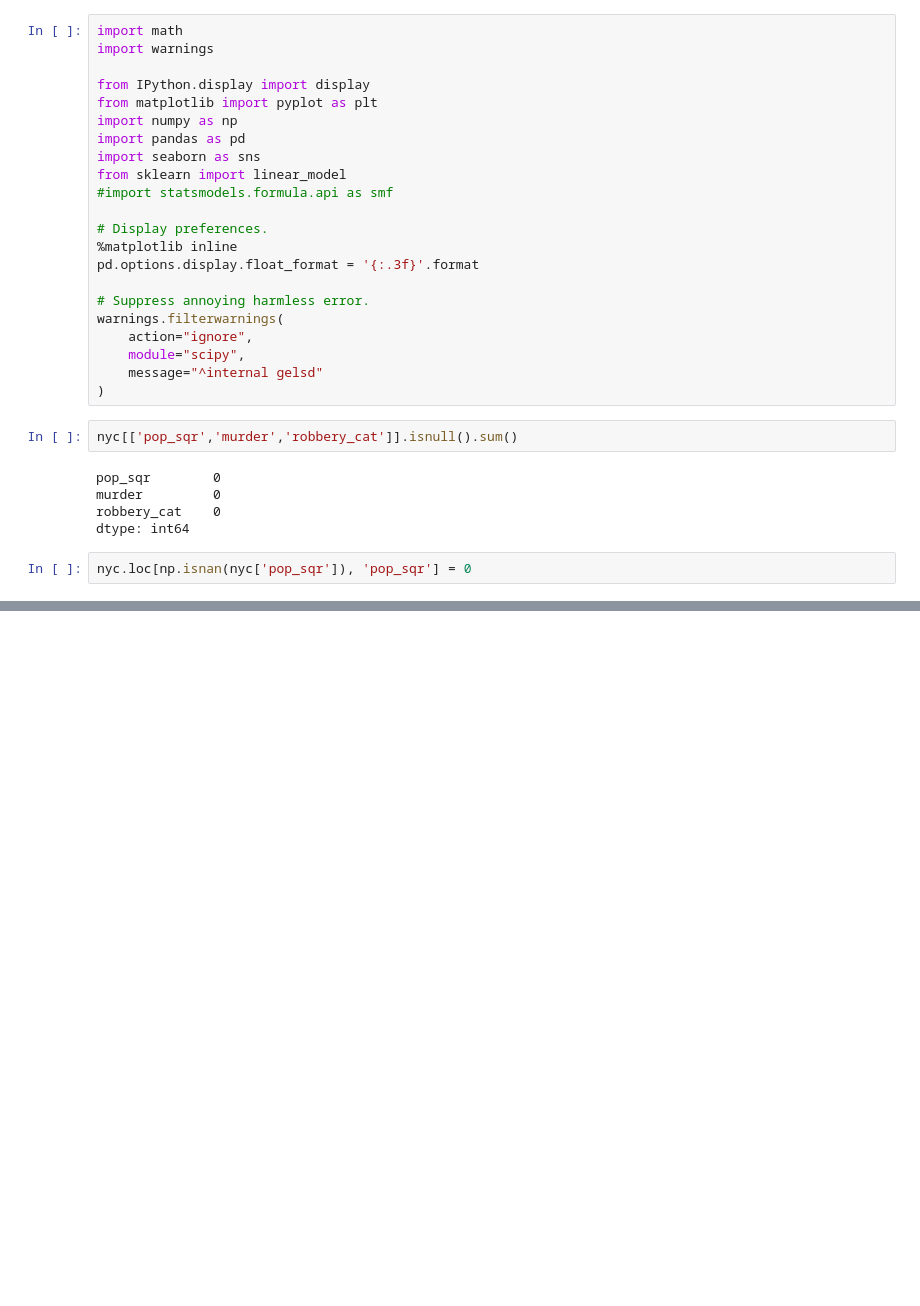
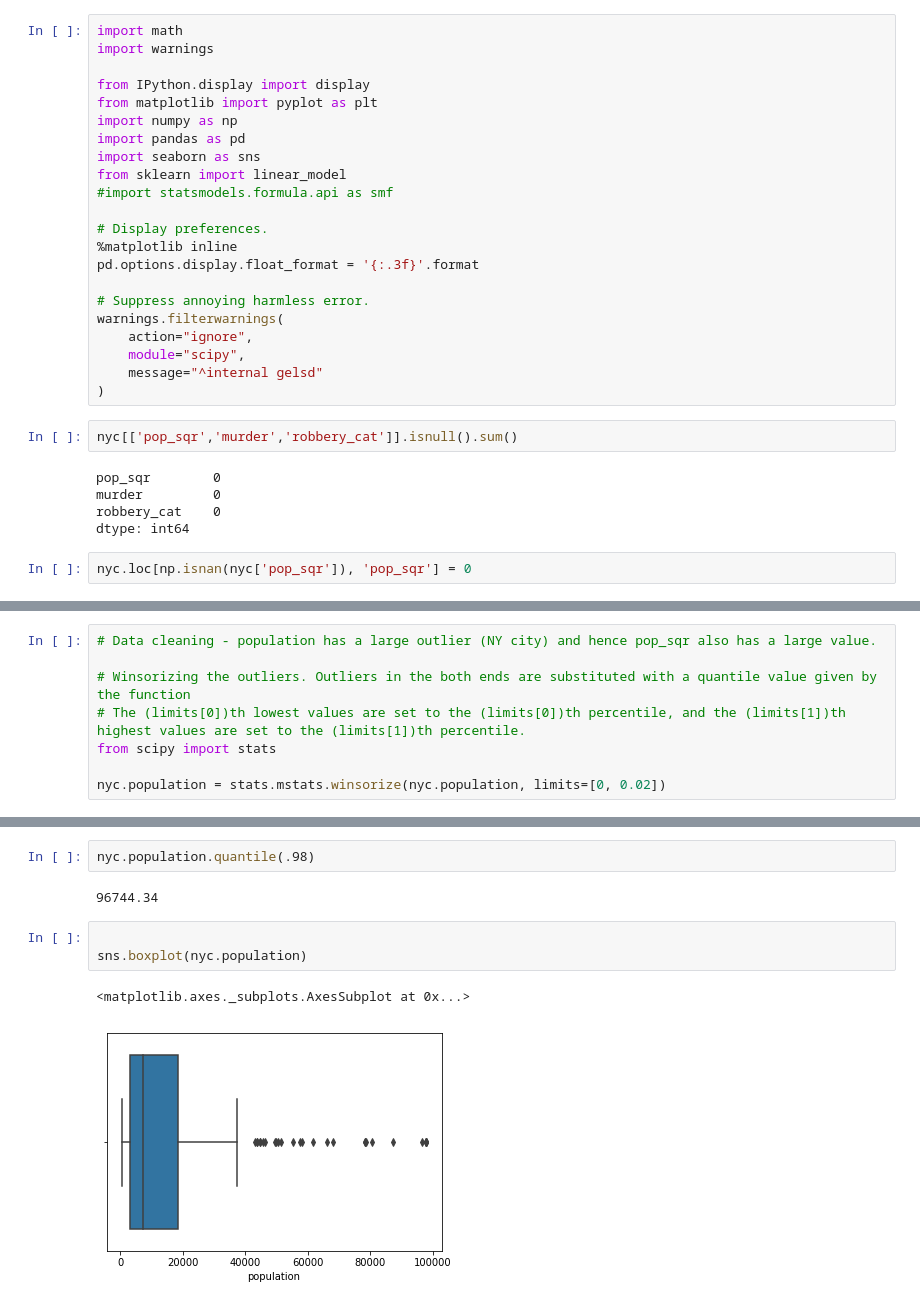
Before and after one commit to PriyankaBiswas/Data-Science, a Jupyter notebook: Unit2_SL/NYCrime/nyc_crime_regression.ipynb, the cells around one changed output, grey strips where cells are left out. Saved outputs shown, nothing was run; the diff lists cells and outputs as text; blank space fills up the shorter version.

```diff
--- a/Unit2_SL/NYCrime/nyc_crime_regression.ipynb
+++ b/Unit2_SL/NYCrime/nyc_crime_regression.ipynb
@@ -246,0 +254,8 @@ Name: population, dtype: float64
+# %%
+# Data cleaning - population has a large outlier (NY city) and hence pop_sqr also has a large value.
+
+# Winsorizing the outliers. Outliers in the both ends are substituted with a quantile value given by the function
+# The (limits[0])th lowest values are set to the (limits[0])th percentile, and the (limits[1])th highest values are set to the (limits[1])th percentile.
+from scipy import stats
+
+nyc.population = stats.mstats.winsorize(nyc.population, limits=[0, 0.02])
@@ -246,0 +284,10 @@ Name: population, dtype: float64
+# %%
+nyc.population.quantile(.98)
+# %% [output]
+96744.34
+# %%
+
+sns.boxplot(nyc.population)
+# %% [output]
+<matplotlib.axes._subplots.AxesSubplot at 0x...>
+[figure, added]
```
Also changed, not shown: parts of 23 cells of this notebook.
